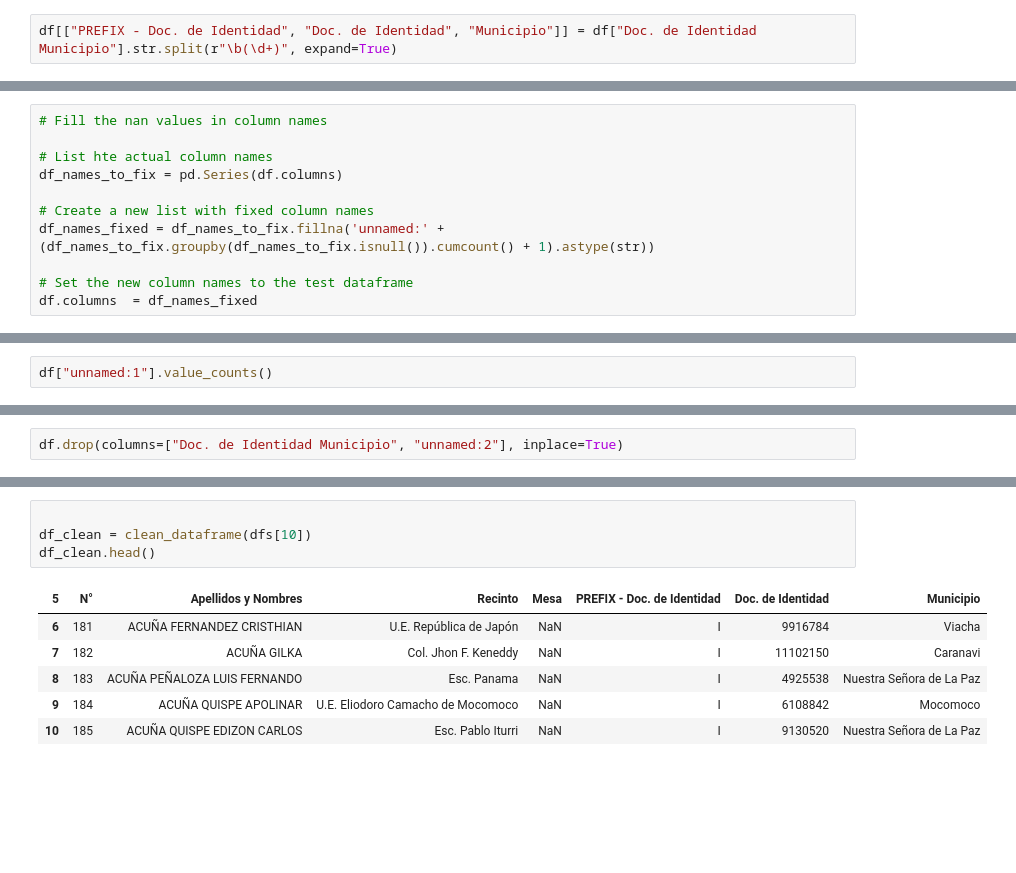
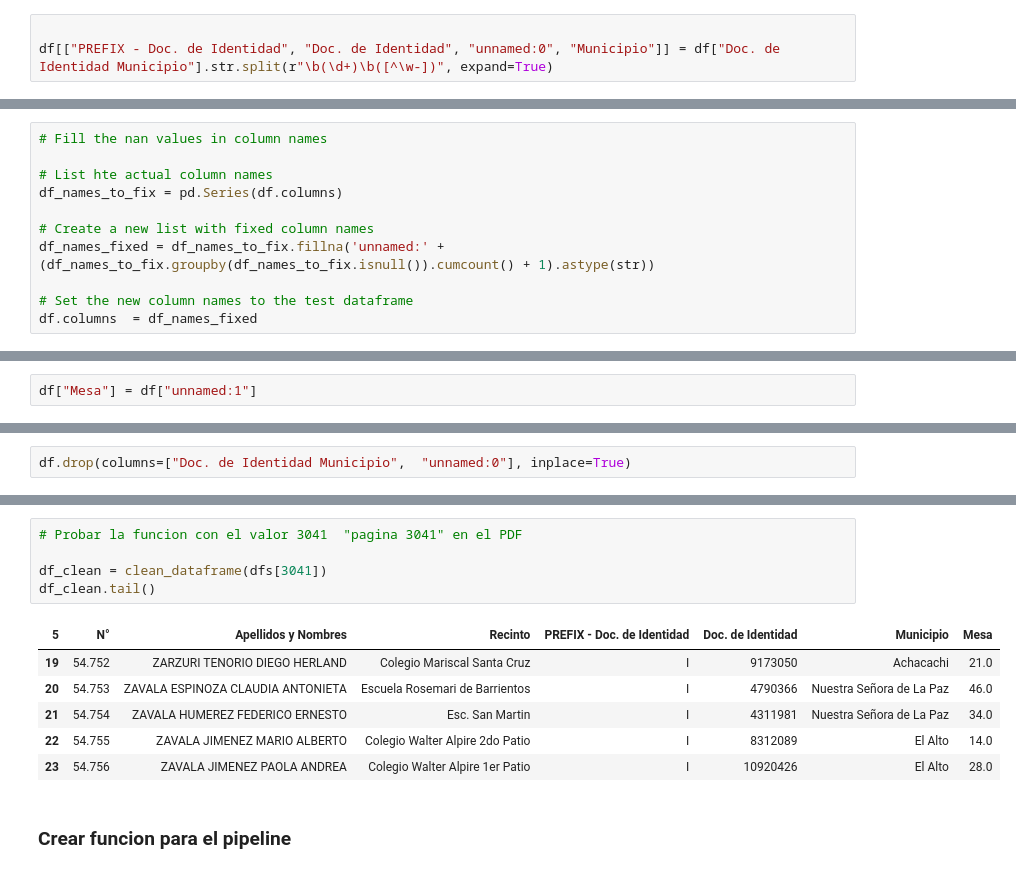
Before and after one commit to stanlee321/create_jurados_dataset_elecciones_bolivia_2020, a Jupyter notebook: extract_jurados.ipynb, the cells around one changed output, grey strips where cells are left out. Saved outputs shown, nothing was run; the diff lists cells and outputs as text; blank space fills up the shorter version.

```diff
--- a/extract_jurados.ipynb
+++ b/extract_jurados.ipynb
@@ -36,2 +150,3 @@ df.head()
 # %%
-df[["PREFIX - Doc. de Identidad", "Doc. de Identidad", "Municipio"]] = df["Doc. de Identidad Municipio"].str.split(r"\b(\d+)", expand=True)
+
+df[["PREFIX - Doc. de Identidad", "Doc. de Identidad", "unnamed:0", "Municipio"]] = df["Doc. de Identidad Municipio"].str.split(r"\b(\d+)\b([^\w-])", expand=True)
@@ -81,2 +216,2 @@ for c in df.columns:
 # %%
-df["unnamed:1"].value_counts()
+df["Mesa"] = df["unnamed:1"]
@@ -97,2 +220,2 @@ df["Mesa"] = df["unnamed:2"]
 # %%
-df.drop(columns=["Doc. de Identidad Municipio", "unnamed:2"], inplace=True)
+df.drop(columns=["Doc. de Identidad Municipio",  "unnamed:0"], inplace=True)
@@ -164,11 +342,14 @@ def clean_dataframe(df_input):
-# %%
-
-df_clean = clean_dataframe(dfs[10])
-df_clean.head()
-# %% [output]
-| 5 | N° | Apellidos y Nombres | Recinto | Mesa | PREFIX - Doc. de Identidad | Doc. de Identidad | Municipio |
-| 6 | 181 | ACUÑA FERNANDEZ CRISTHIAN | U.E. República de Japón | NaN | I | 9916784 | Viacha |
-| 7 | 182 | ACUÑA GILKA | Col. Jhon F. Keneddy | NaN | I | 11102150 | Caranavi |
-| 8 | 183 | ACUÑA PEÑALOZA LUIS FERNANDO | Esc. Panama | NaN | I | 4925538 | Nuestra Señora de La Paz |
-| 9 | 184 | ACUÑA QUISPE APOLINAR | U.E. Eliodoro Camacho de Mocomoco | NaN | I | 6108842 | Mocomoco |
-| 10 | 185 | ACUÑA QUISPE EDIZON CARLOS | Esc. Pablo Iturri | NaN | I | 9130520 | Nuestra Señora de La Paz |
+# %%
+# Probar la funcion con el valor 3041  "pagina 3041" en el PDF
+
+df_clean = clean_dataframe(dfs[3041])
+df_clean.tail()
+# %% [output]
+| 5 | N° | Apellidos y Nombres | Recinto | PREFIX - Doc. de Identidad | Doc. de Identidad | Municipio | Mesa |
+| 19 | 54.752 | ZARZURI TENORIO DIEGO HERLAND | Colegio Mariscal Santa Cruz | I | 9173050 | Achacachi | 21.0 |
+| 20 | 54.753 | ZAVALA ESPINOZA CLAUDIA ANTONIETA | Escuela Rosemari de Barrientos | I | 4790366 | Nuestra Señora de La Paz | 46.0 |
+| 21 | 54.754 | ZAVALA HUMEREZ FEDERICO ERNESTO | Esc. San Martin | I | 4311981 | Nuestra Señora de La Paz | 34.0 |
+| 22 | 54.755 | ZAVALA JIMENEZ MARIO ALBERTO | Colegio Walter Alpire 2do Patio | I | 8312089 | El Alto | 14.0 |
+| 23 | 54.756 | ZAVALA JIMENEZ PAOLA ANDREA | Colegio Walter Alpire 1er Patio | I | 10920426 | El Alto | 28.0 |
+# %% [markdown]
+### Crear funcion para el pipeline
```
Also changed, not shown: parts of 58 cells of this notebook, 6 other files.
